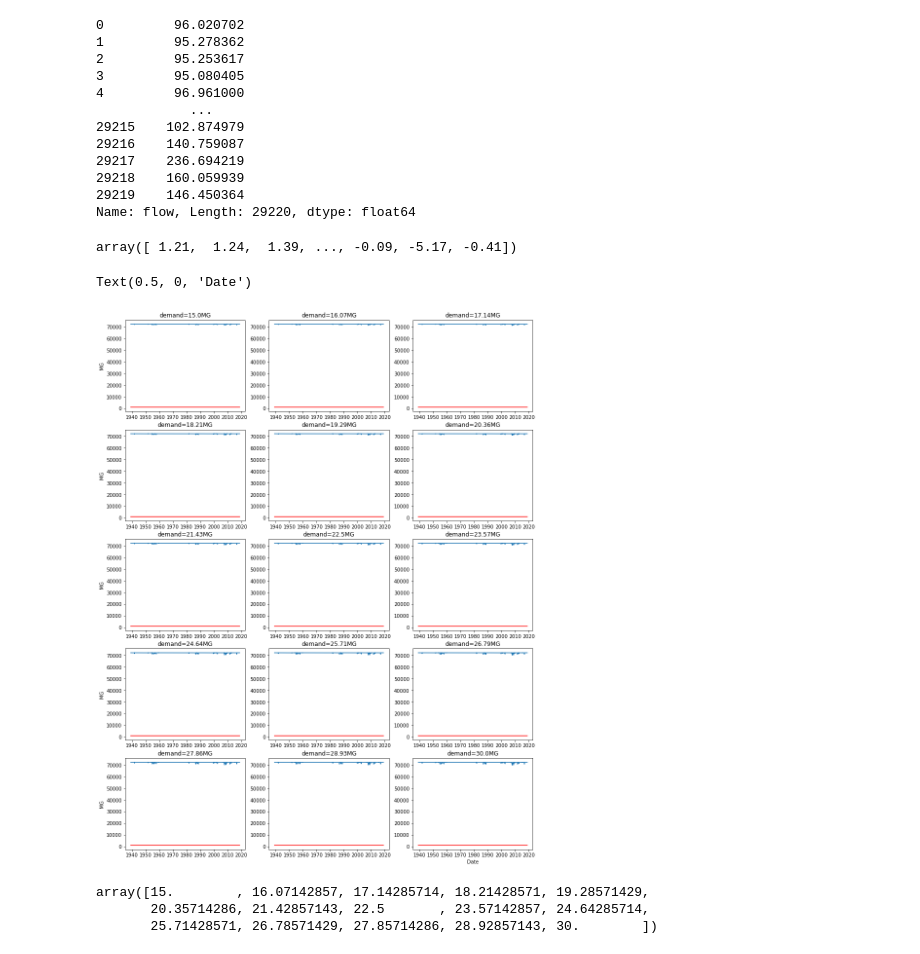
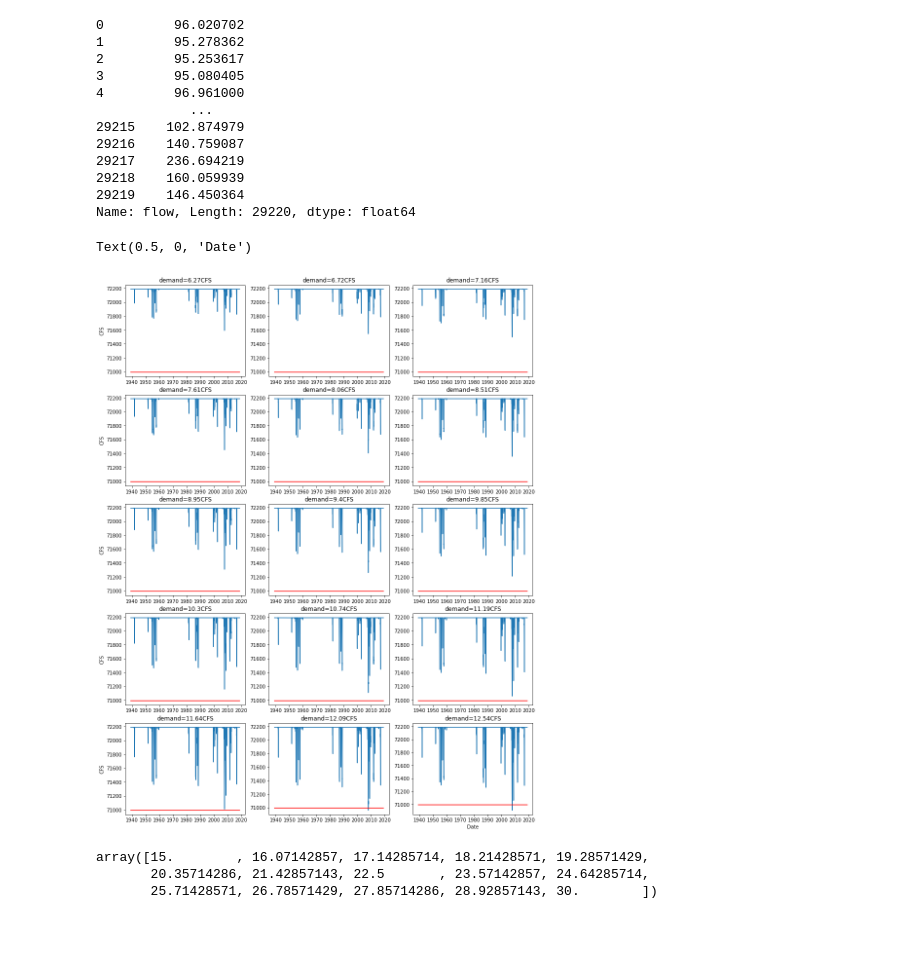
Before and after one commit to jjspergel/CodeExamples, a Jupyter notebook: BearCreekReservoir/BEAM_calculate_reservoiryield.ipynb, the cells around one changed output. Cells and saved outputs as stored; diff of their text form; code cells hidden in the pictures.

Commit message:
BEAM notebook

```diff
--- a/BearCreekReservoir/BEAM_calculate_reservoiryield.ipynb
+++ b/BearCreekReservoir/BEAM_calculate_reservoiryield.ipynb
@@ -26,7 +26,7 @@ SAE = pd.read_csv('BEAM_bearcreekSAE.csv')
 SAE_volume = SAE['Storage']
 SAE_surfacearea = SAE['Area']
 maximum_storage = max(SAE_volume)#np.float(MG_to_cfs*SAE[SAE['Cumulative Percentage of Volume']==100]['Reservoir Volume \n(MG)'])#maximum storage of reservoir, converted to cfs
-minimum_storage = MG_to_cfs * 637
+minimum_storage =  SAE.Storage[np.argmin(abs(SAE.Storage/MG_to_cfs-637))] #637 ft dead storage (BEAM)
 
 arcade_flow=pd.read_csv('gage_streamflow_cfs.txt',sep='\t',skiprows=[0,1,2],names=['date','flow'])
 l =  len(arcade_flow)
@@ -87,7 +91,7 @@ Name: flow, Length: 29220, dtype: float64
 # %%
 n = 15 #how many guesses
 
-demand_ls = np.linspace(15,30,n) #the range of guesses
+demand_ls = np.linspace(15,30,n)/MG_to_cfs #the range of guesses, converted from MG/day to cfs/day
 
 storage = np.zeros([len(available),n])
 storage[0,:] = maximum_storage
@@ -95,10 +99,6 @@ storage[0,:] = maximum_storage
 evaporation_ts = np.zeros([len(available),1])
 SA_ts = np.zeros([len(available),1])
 SA_U_ts = np.zeros([len(available),1])
-# %%
-evap_rate.values
-# %% [output]
-array([ 1.21,  1.24,  1.39, ..., -0.09, -5.17, -0.41])
 # %%
 
 for j in tqdm(np.arange(0,len(demand_ls))):
@@ -117,22 +117,22 @@ for j in tqdm(np.arange(0,len(demand_ls))):
 # %%
 fig, ax = plt.subplots(ncols=int(n/5), nrows=int(n/3),figsize=[15,20])
 [nc, nr] = ax.shape
 count = 0
 for i in np.arange(0,nc):
     for j in np.arange(0,nr):
         ax[i,j].plot(dates,storage[:,count]/MG_to_cfs)
-        ax[i,j].plot(dates,minimum_storage*np.ones([len(arcade_flow.date),1]),'r')
-        ax[i,j].set(title='demand='+str(np.round(demand_ls[count]*,2))+ 'MG')
+        ax[i,j].plot(dates,minimum_storage*72*np.ones([len(arcade_flow.date),1]),'r')
+        ax[i,j].set(title='demand='+str(np.round(demand_ls[count]/MG_to_cfs,2))+ 'CFS')
         if count%3==0:
-            ax[i,j].set(ylabel='MG')
+            ax[i,j].set(ylabel='CFS')
 
         count = count+1
 
 
 plt.xlabel('Date')
 # %% [output]
 Text(0.5, 0, 'Date')
-[figure, old version]
+[figure, new version]
 # %%
 plt.figure()
 plt.plot(demand_ls,(np.min(storage,0)-minimum_storage),'.-')
```
Also changed, not shown: parts of 1 cell of this notebook, 1 other file.
